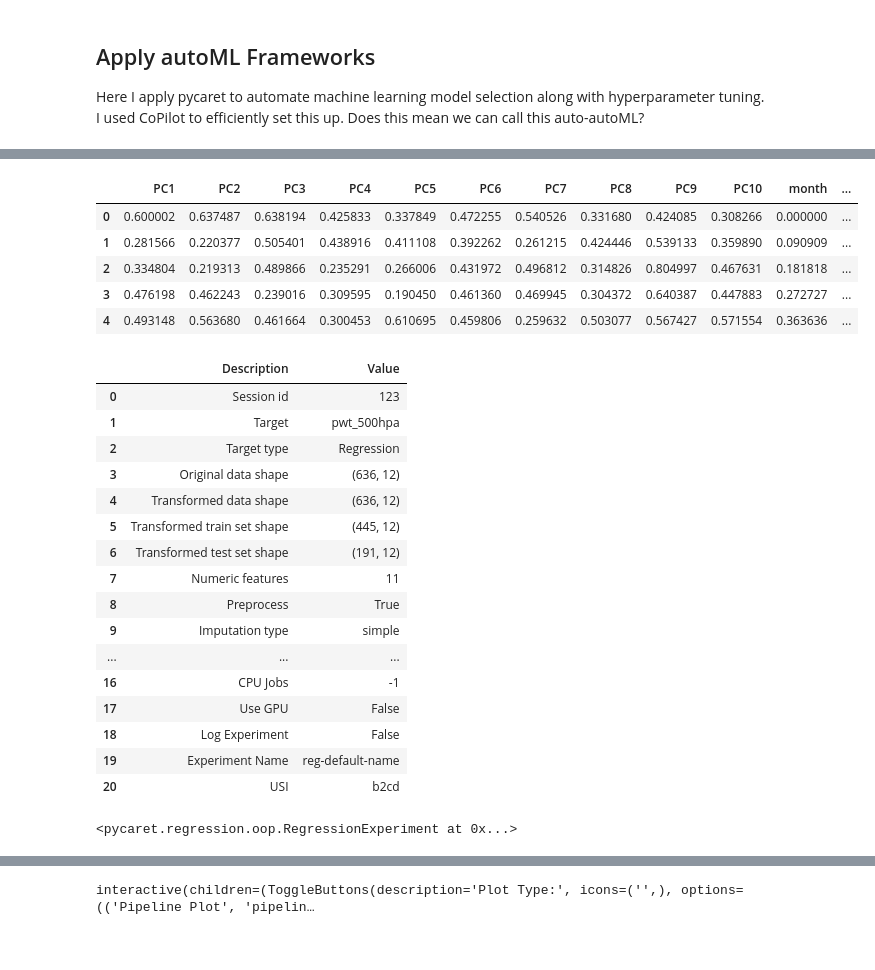
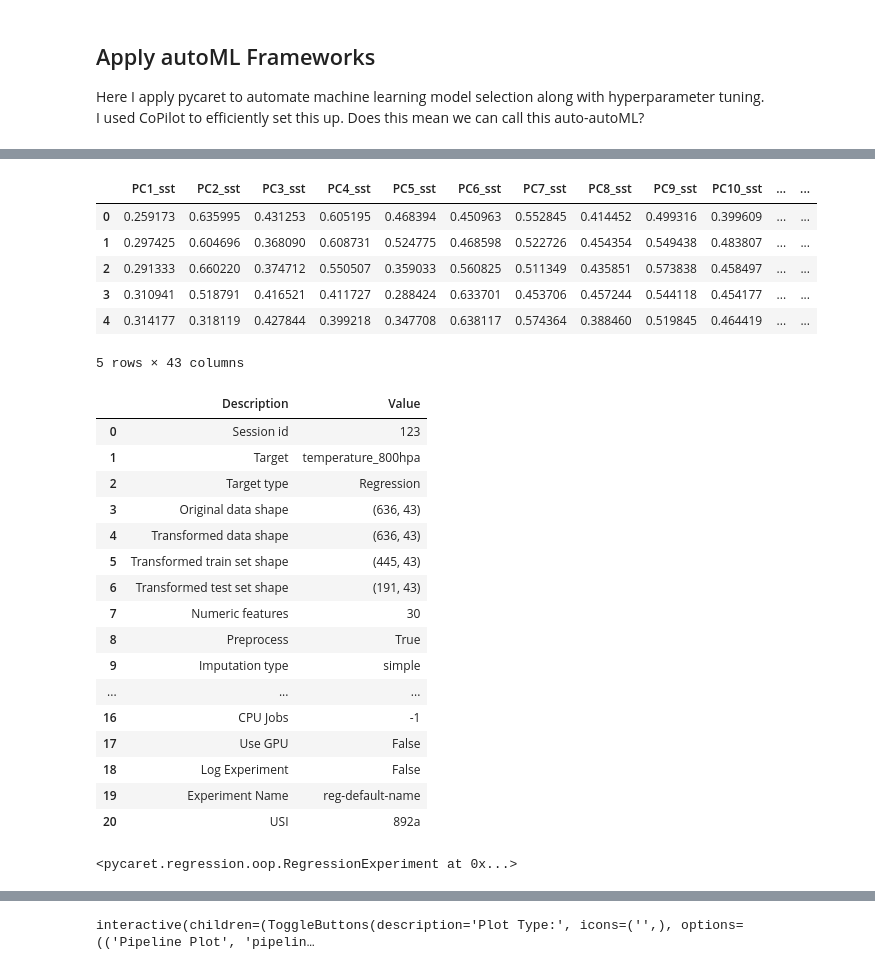
Before and after one commit to liamkirkpatrick/ess469_final, a Jupyter notebook: notebooks-part2/AutoML_Hyperparameter_Tuning.ipynb, the cells around one changed output, grey strips where cells are left out. Drawn from its saved outputs; the diff is of its cells as text; code cells hidden in the pictures.

Commit message:
working final automl using updated data

```diff
--- a/notebooks-part2/AutoML_Hyperparameter_Tuning.ipynb
+++ b/notebooks-part2/AutoML_Hyperparameter_Tuning.ipynb
@@ -19,6 +19,11 @@ from pycaret.regression import *
 ## Import data
 
 This is my first time combining the PCs and the PWT data I'm trying to emulate, so I'm taking a bit of work below to get them into the same format
+# %%
+# set target (what are we trying to predict)
+#target = 'pwt_500hpa'
+target = 'temperature_800hpa'
+#target = 'precipitation'
 # %%
 # set lists of coordinates and time ranges (pulled from Prepare_AI_Ready_Data.py) (CURRENTLY JUST ONE, BUT CAN ADD MORE)
 coords = [[180,240,45,65],[130,250,20,75]]
@@ -114,0 +49,20 @@ master_df.to_csv(f'../data/dimensionality_reduction/principal_components_{c[0]}-
+# %%
+target_df_raw = pd.read_csv('../data/target/era5_monthbymonth_allvars.csv')
+
+# rename the 'Time' column to 'time' in the target data
+target_df_raw.rename(columns={'Time':'time'}, inplace=True)
+
+# look through all columns, change any 'PWT' in column names to 'pwt'
+target_df_raw.columns = [i.lower() for i in target_df_raw.columns]
+
+# merge teh pc and target data. Delete rows where the 'time' column doesn't overlap
+master_df = pd.merge(pc_df_raw, target_df_raw, on='time', how='inner')
+
+# add a column for the month
+master_df['month'] = pd.to_datetime(master_df['time']).dt.month
+
+# Preform one-hot encoding on the month column
+master_df = pd.get_dummies(master_df, columns=['month'])
+
+# save the master_df (for use in subsequent scripts)
+master_df.to_csv(f'../data/dimensionality_reduction/principal_components_{PC_option}_{c[0]}-{c[1]}_{c[2]}-{c[3]}_{t[0][:4]}-{t[1][:4]}_target.csv', index=False)
@@ -117,8 +94,18 @@ master_df.to_csv(f'../data/dimensionality_reduction/principal_components_{c[0]}-
 
 Here I apply pycaret to automate machine learning model selection along with hyperparameter tuning. I used CoPilot to efficiently set this up. Does this mean we can call this auto-autoML?
 # %%
-# filter for just the columns I want (PC1-PC10, and pwt_500hpa)
-automl_data = master_df[['PC1','PC2','PC3','PC4','PC5','PC6','PC7','PC8','PC9','PC10','month','pwt_500hpa']]
+# Keep only columns that are target, contain "PC", or contain "month"
+columns_to_keep = [col for col in master_df.columns if target in col or "PC" in col or "month" in col]
+automl_data = master_df[columns_to_keep]
+
+# remove any columns that begin with PC# where the # is greater than 7 or equal to 10
+#automl_data = automl_data.loc[:, ~automl_data.columns.str.contains('^PC([6-9]|10)')]
+
+#  filter for just the columns I want (PC1-PC10, and pwt_500hpa)
+# automl_data = master_df[['PC1', 'PC2', 'PC3', 'PC4', 'PC5', 'PC6', 'PC7', 'PC8', 'PC9', 'PC10', target,
+#                          'month_1', 'month_2', 'month_3', 'month_4', 'month_5', 'month_6', 'month_7', 'month_8',
+#                          'month_9', 'month_10', 'month_11', 'month_12']]
+#automl_data = master_df[['PC1', 'PC2', 'PC3', 'PC4', 'PC5', 'PC6', 'PC7', 'PC8', 'PC9', 'PC10', 'pwt_500hpa']]
 
 # check for missing or nan values
 print(automl_data.isnull().sum())
@@ -126,8 +113,10 @@ print(automl_data.isnull().sum())
 # check all values are floats
 print(automl_data.dtypes)
 
-# normalize all features and target to be between 0 and 1
-automl_data = automl_data.apply(lambda x: (x - x.min()) / (x.max() - x.min()))
+# normalize all features and target to be between 0 and 1 (except the month columns)
+for col in automl_data.columns:
+    if 'month' not in col:
+        automl_data[col] = (automl_data[col] - automl_data[col].min()) / (automl_data[col].max() - automl_data[col].min())
 
 # check the data
 automl_data.head()
@@ -151,14 +140,15 @@ pwt_500hpa    float64
 dtype: object
-|  | PC1 | PC2 | PC3 | PC4 | PC5 | PC6 | PC7 | PC8 | PC9 | PC10 | month | ... |
-| 0 | 0.600002 | 0.637487 | 0.638194 | 0.425833 | 0.337849 | 0.472255 | 0.540526 | 0.331680 | 0.424085 | 0.308266 | 0.000000 | ... |
-| 1 | 0.281566 | 0.220377 | 0.505401 | 0.438916 | 0.411108 | 0.392262 | 0.261215 | 0.424446 | 0.539133 | 0.359890 | 0.090909 | ... |
-| 2 | 0.334804 | 0.219313 | 0.489866 | 0.235291 | 0.266006 | 0.431972 | 0.496812 | 0.314826 | 0.804997 | 0.467631 | 0.181818 | ... |
-| 3 | 0.476198 | 0.462243 | 0.239016 | 0.309595 | 0.190450 | 0.461360 | 0.469945 | 0.304372 | 0.640387 | 0.447883 | 0.272727 | ... |
-| 4 | 0.493148 | 0.563680 | 0.461664 | 0.300453 | 0.610695 | 0.459806 | 0.259632 | 0.503077 | 0.567427 | 0.571554 | 0.363636 | ... |
+|  | PC1_sst | PC2_sst | PC3_sst | PC4_sst | PC5_sst | PC6_sst | PC7_sst | PC8_sst | PC9_sst | PC10_sst | ... | ... |
+| 0 | 0.259173 | 0.635995 | 0.431253 | 0.605195 | 0.468394 | 0.450963 | 0.552845 | 0.414452 | 0.499316 | 0.399609 | ... | ... |
+| 1 | 0.297425 | 0.604696 | 0.368090 | 0.608731 | 0.524775 | 0.468598 | 0.522726 | 0.454354 | 0.549438 | 0.483807 | ... | ... |
+| 2 | 0.291333 | 0.660220 | 0.374712 | 0.550507 | 0.359033 | 0.560825 | 0.511349 | 0.435851 | 0.573838 | 0.458497 | ... | ... |
+| 3 | 0.310941 | 0.518791 | 0.416521 | 0.411727 | 0.288424 | 0.633701 | 0.453706 | 0.457244 | 0.544118 | 0.454177 | ... | ... |
+| 4 | 0.314177 | 0.318119 | 0.427844 | 0.399218 | 0.347708 | 0.638117 | 0.574364 | 0.388460 | 0.519845 | 0.464419 | ... | ... |
+5 rows × 43 columns
 # %%
 # Initialize PyCaret setup
 setup(data=automl_data,
-      target='pwt_500hpa',
+      target=target,
       session_id=123,
       normalize=False,
       transformation=True,
@@ -167,13 +157,13 @@ setup(data=automl_data,
 # %% [output]
 |  | Description | Value |
 | 0 | Session id | 123 |
-| 1 | Target | pwt_500hpa |
+| 1 | Target | temperature_800hpa |
 | 2 | Target type | Regression |
-| 3 | Original data shape | (636, 12) |
-| 4 | Transformed data shape | (636, 12) |
-| 5 | Transformed train set shape | (445, 12) |
-| 6 | Transformed test set shape | (191, 12) |
-| 7 | Numeric features | 11 |
+| 3 | Original data shape | (636, 43) |
+| 4 | Transformed data shape | (636, 43) |
+| 5 | Transformed train set shape | (445, 43) |
+| 6 | Transformed test set shape | (191, 43) |
+| 7 | Numeric features | 30 |
 | 8 | Preprocess | True |
 | 9 | Imputation type | simple |
 | ... | ... | ... |
@@ -181,7 +171,7 @@ setup(data=automl_data,
 | 17 | Use GPU | False |
 | 18 | Log Experiment | False |
 | 19 | Experiment Name | reg-default-name |
-| 20 | USI | b2cd |
+| 20 | USI | 892a |
 <pycaret.regression.oop.RegressionExperiment at 0x...>
 # %%
 best = compare_models(exclude = ['ransac'])
```
Also changed, not shown: parts of 7 cells of this notebook.
